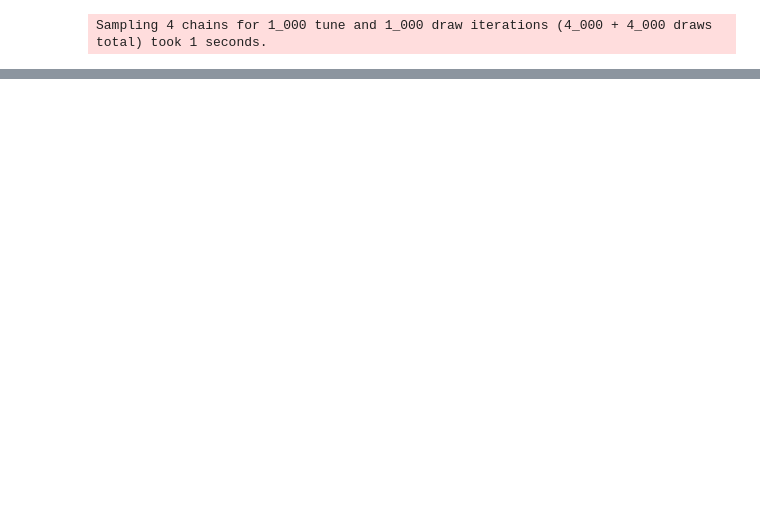
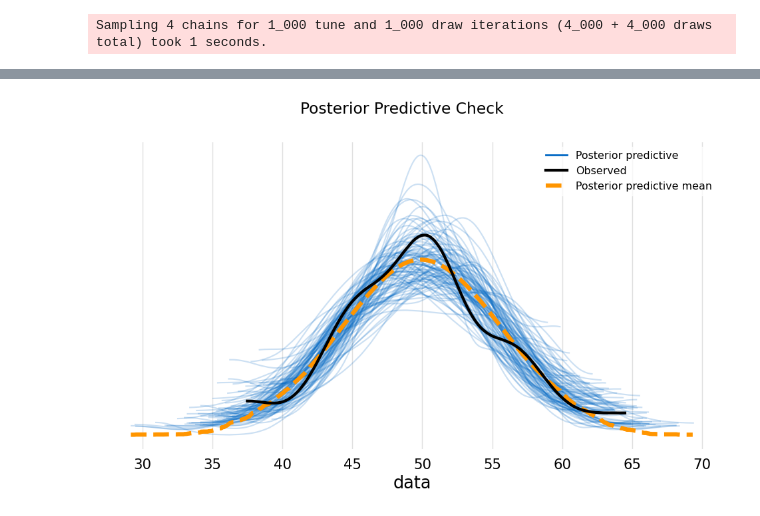
Before and after one commit to glyfish/PyMC, a Jupyter notebook: notebooks/Baysian Analysis with Python/ch2_gaussian.ipynb, the cells around one changed output, grey strips where cells are left out. Saved outputs shown, nothing was run; the diff lists cells and outputs as text; code cells hidden in the pictures; blank space fills up the shorter version.

```diff
--- a/notebooks/Baysian Analysis with Python/ch2_gaussian.ipynb
+++ b/notebooks/Baysian Analysis with Python/ch2_gaussian.ipynb
@@ -113,0 +136,5 @@ arviz.summary(idata).round(2)
+# %%
+arviz.plot_ppc(idata, num_pp_samples=100, figsize=(12, 6))
+_ = pyplot.suptitle('Posterior Predictive Check')
+# %% [output]
+[figure, added]
```
Also changed, not shown: parts of 9 cells of this notebook, 1 other file.
